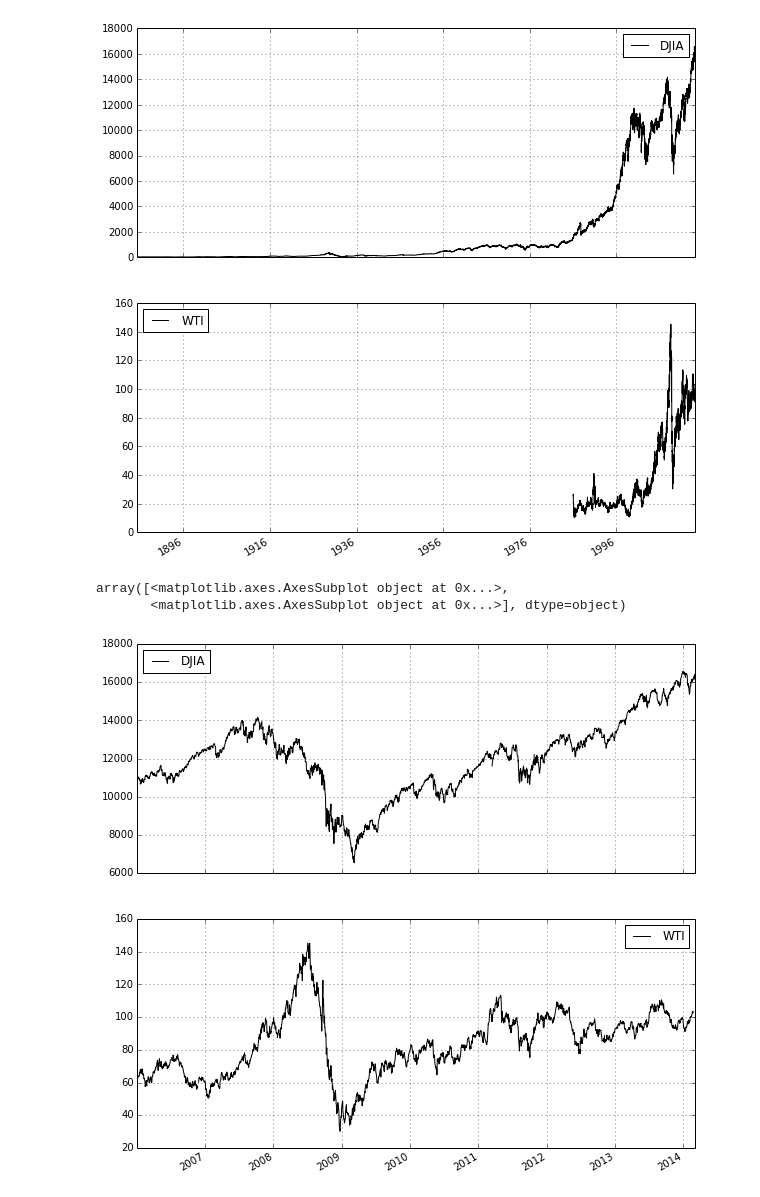
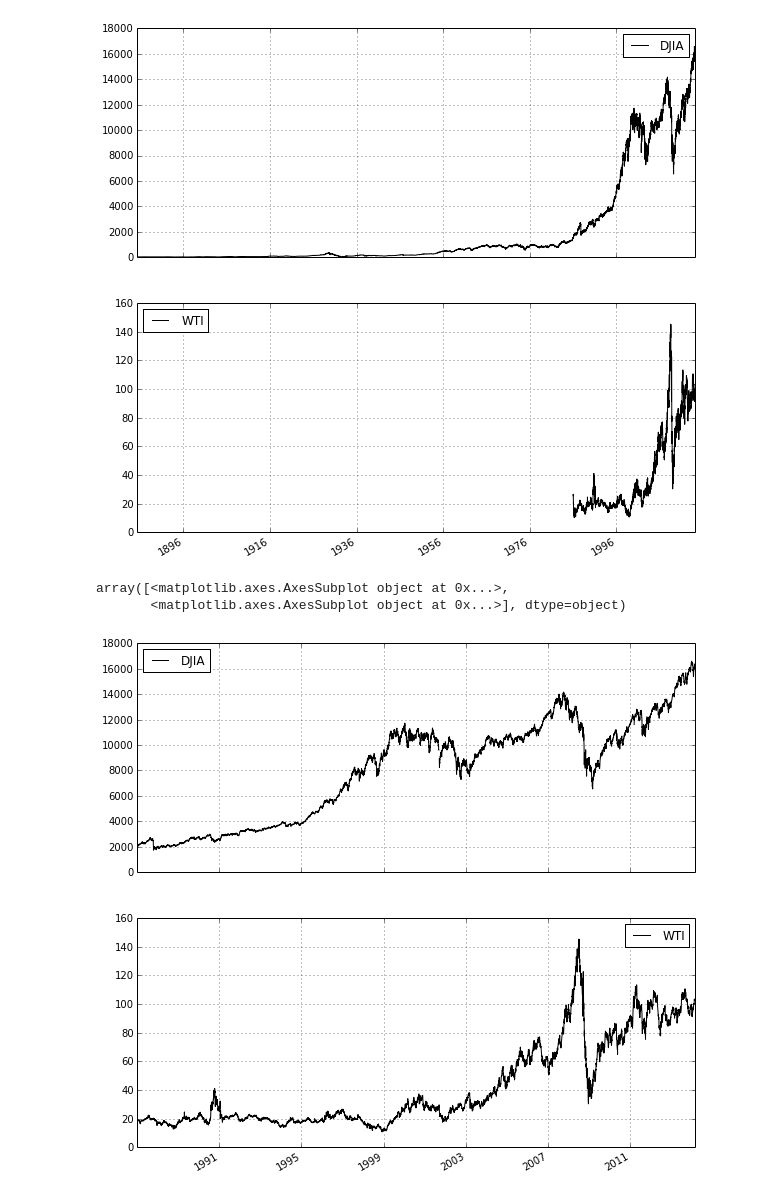
Before and after one commit to jrovegno/ipython-notebooks, a Jupyter notebook: pandas-DOW.ipynb, the cells around one changed output. Drawn from its saved outputs; the diff is of its cells as text; code cells hidden in the pictures.

```diff
--- a/pandas-DOW.ipynb
+++ b/pandas-DOW.ipynb
@@ -76,9 +74,9 @@ array([<matplotlib.axes.AxesSubplot object at 0x...>,
        <matplotlib.axes.AxesSubplot object at 0x...>], dtype=object)
 [figure]
 # %%
-df['20060102':].plot(subplots=True, figsize=(10, 10), sharex=True)
+df['19870102':].plot(subplots=True, figsize=(10, 10), sharex=True)
 # %% [output]
 array([<matplotlib.axes.AxesSubplot object at 0x...>,
        <matplotlib.axes.AxesSubplot object at 0x...>], dtype=object)
-[figure, old version]
+[figure, new version]
 # %%
```
Also changed, not shown: parts of 14 cells of this notebook.
